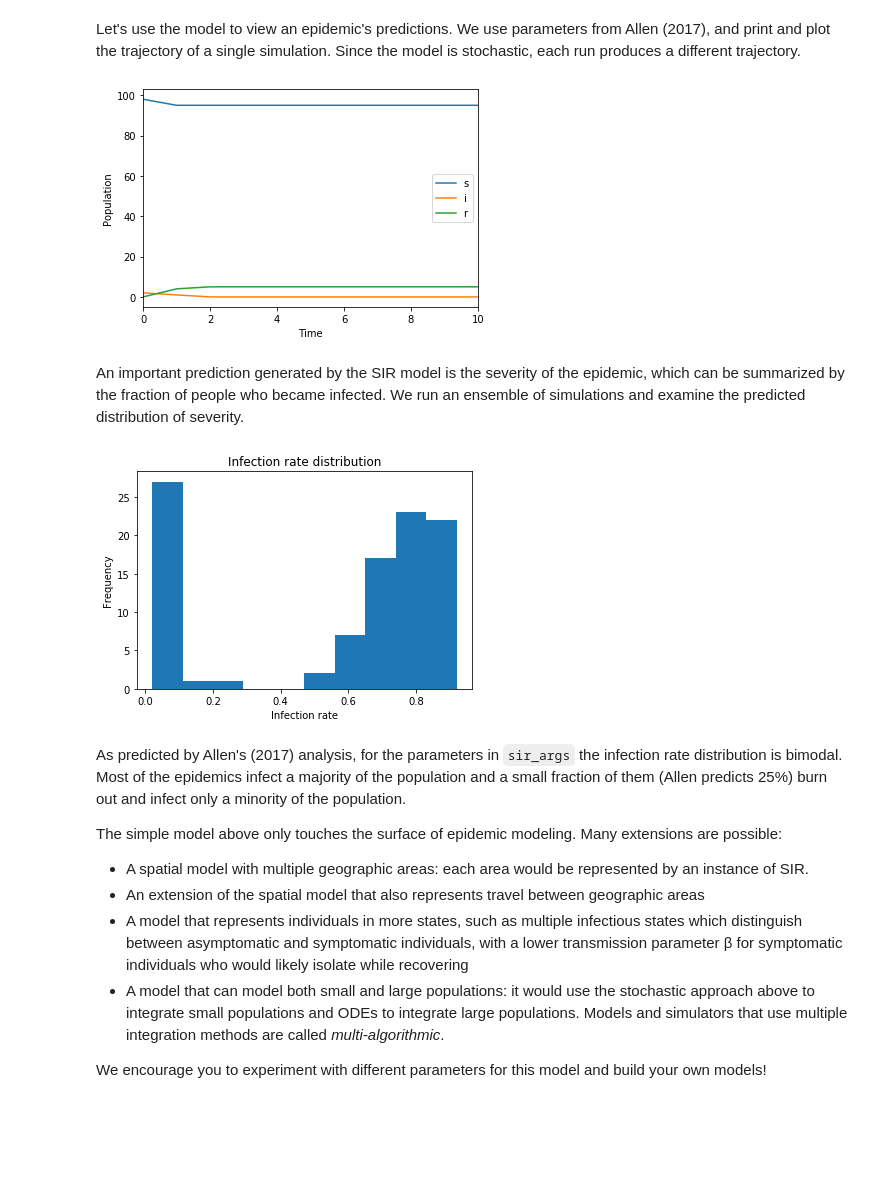
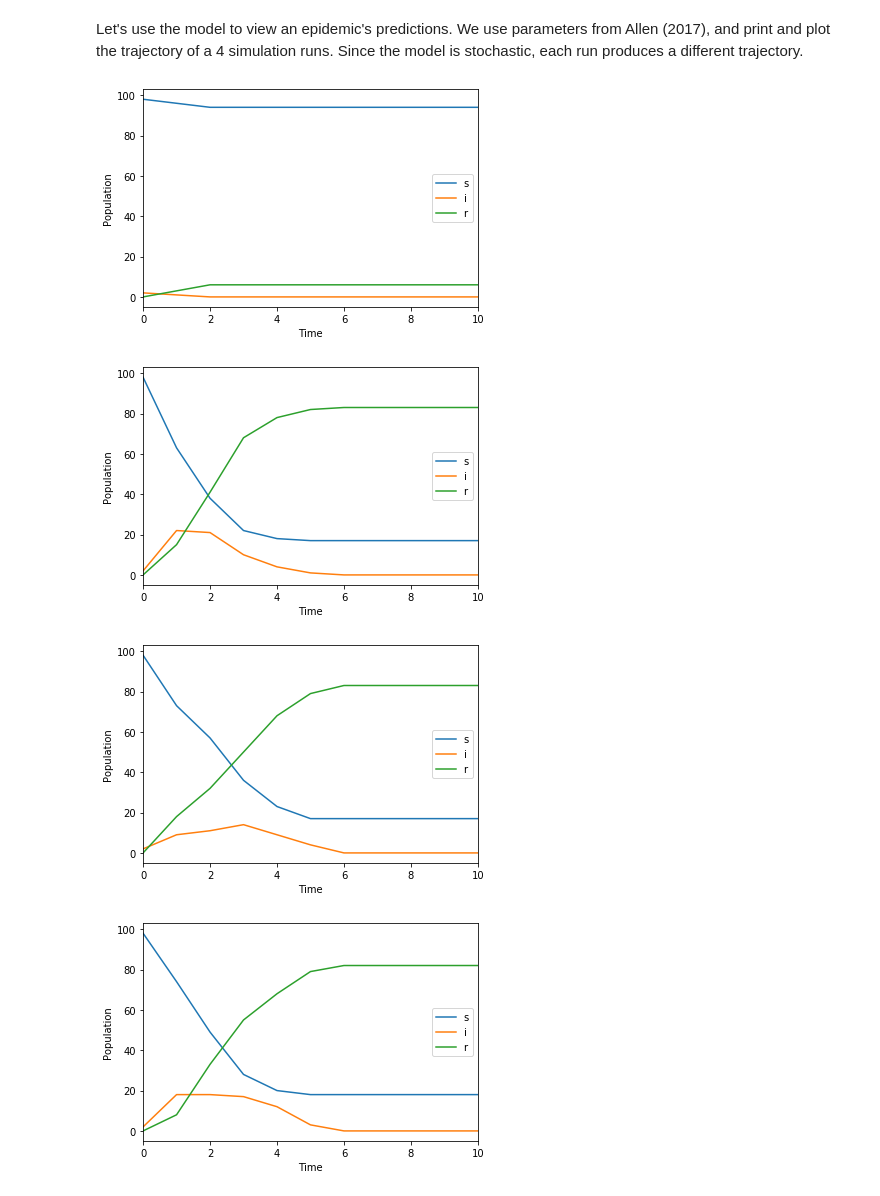
Before and after one commit to KarrLab/de_sim, a Jupyter notebook: de_sim/examples/jupyter_examples/2. An epidemic model using DE-Sim.ipynb, the cells around one changed output. Saved outputs shown, nothing was run; the diff lists cells and outputs as text; code cells hidden in the pictures; blank space fills up the shorter version.

```diff
--- a/de_sim/examples/jupyter_examples/2. An epidemic model using DE-Sim.ipynb
+++ b/de_sim/examples/jupyter_examples/2. An epidemic model using DE-Sim.ipynb
@@ -142,13 +213,12 @@ from de_sim.simulation_checkpoint_object import (AccessStateObjectInterface,
                                                  CheckpointSimulationObject)
 
 class AccessSIRObjectState(AccessStateObjectInterface):
-    """ Get the state of an SIR object
+    """ Get the state of a SIR object
 
     Attributes:
-        sir (`obj`): an SIR object
+        sir (`obj`): a SIR object
         random_state (`numpy.random.RandomState`): a random state
     """
-
     def __init__(self, sir):
         self.sir = sir
         self.random_state = sir.random_state
@@ -179,22 +251,22 @@ class RunSIR(object):
         self.checkpoint_dir = checkpoint_dir
 
     def simulate(self, recording_period, max_time, **sir_args):
-        """ Create and run an SIR simulation
+        """ Create and run a SIR simulation
 
         Args:
             recording_period (`float`): interval between state checkpoints
             max_time (`float`): simulation end time
-            sir_args (`dict`): arguments for an SIR object
+            sir_args (`dict`): arguments for a SIR object
         """
         # create a simulator
         simulator = de_sim.Simulator()
 
-        # create an SIR instance
-        self.sir = sir = SIR(**sir_args)
-        simulator.add_object(sir)
+        # create a SIRSimulator instance
+        self.sir_simulator = SIRSimulator(**sir_args)
+        simulator.add_object(self.sir_simulator)
 
         # create a checkpoint simulation object
-        access_state_object = AccessSIRObjectState(sir)
+        access_state_object = AccessSIRObjectState(self.sir_simulator.sir)
         checkpointing_obj = CheckpointSimulationObject('checkpointing_obj',
                                                        recording_period,
                                                        self.checkpoint_dir,
@@ -229,71 +301,36 @@ class RunSIR(object):
         access_checkpoints = AccessCheckpoints(self.checkpoint_dir)
         for checkpoint_time in access_checkpoints.list_checkpoints():
             state = access_checkpoints.get_checkpoint(time=checkpoint_time).state
-            state_as_list = [state['s'], state['i'], self.sir.N - state['s'] - state['i']]
+            state_as_list = [state['s'], state['i'],
+                             self.sir_simulator.sir.N - state['s'] - state['i']]
             hist.append(dict(zip(fields, state_as_list)))
             index.append(checkpoint_time)
         return pandas.DataFrame(hist)
 # %% [markdown]
 Let's use the model to view an epidemic's predictions.
-We use parameters from Allen (2017), and print and plot the trajectory of a single simulation.
+We use parameters from Allen (2017), and print and plot the trajectory of a 4 simulation runs.
 Since the model is stochastic, each run produces a different trajectory.
 # %%
 import tempfile
 
 sir_args = dict(name='sir',
                 s=98,
                 i=2,
                 N=100,
                 beta=0.3,
                 gamma=0.15)
 with tempfile.TemporaryDirectory() as tmpdirname:
-    run_sir = RunSIR(tmpdirname)
-    run_sir.simulate(10, 100, **sir_args)
+    for _ in range(4):
+        run_sir = RunSIR(tmpdirname)
+        run_sir.simulate(10, 100, **sir_args)
 
-    # print and plot an epidemic's predicted trajectory
-    sir_data_frame = run_sir.history_to_dataframe()
-    axes = sir_data_frame.plot()
-    axes.set_xlabel("Time")
-    rv = axes.set_ylabel("Population")
+        # print and plot an epidemic's predicted trajectory
+        sir_data_frame = run_sir.history_to_dataframe()
+        axes = sir_data_frame.plot()
+        axes.set_xlabel("Time")
+        rv = axes.set_ylabel("Population")
 # %% [output]
 [figure]
+[figure, added]
+[figure, added]
+[figure, added]
-# %% [markdown]
-An important prediction generated by the SIR model is the severity of the epidemic, which can be summarized by the fraction of people who became infected.
-We run an ensemble of simulations and examine the predicted distribution of severity.
-# %%
-import math
-
-num_sims = 100
-infection_rates= []
-
-for _ in range(num_sims):
-    with tempfile.TemporaryDirectory() as tmpdirname:
-        run_sirs = RunSIR(tmpdirname)
-        run_sirs.simulate(recording_period=10, max_time=60, **sir_args)
-        # infection rate = infectious + recovered
-        # N = s + i + r => i + r = N - s
-        final_state = run_sirs.last_checkpoint().state
-        N = sir_args['N']
-        infection_rate = (N - final_state['s'])/N
-        infection_rates.append(infection_rate)
-
-import matplotlib.pyplot as plt
-fig = plt.figure()
-ax = fig.add_subplot(111)
-rv = plt.hist(infection_rates)
-ax.set_title('Infection rate distribution')
-ax.set_xlabel('Infection rate')
-rv = ax.set_ylabel('Frequency')
-# %% [output]
-[figure, removed]
-# %% [markdown]
-As predicted by Allen's (2017) analysis, for the parameters in `sir_args` the infection rate distribution is bimodal. Most of the epidemics infect a majority of the population and a small fraction of them (Allen predicts 25%) burn out and infect only a minority of the population.
-
-The simple model above only touches the surface of epidemic modeling. Many extensions are possible:
-
-* A spatial model with multiple geographic areas: each area would be represented by an instance of SIR.
-* An extension of the spatial model that also represents travel between geographic areas
-* A model that represents individuals in more states, such as multiple infectious states which distinguish between asymptomatic and symptomatic individuals, with a lower transmission parameter &beta; for symptomatic individuals who would likely isolate while recovering
-* A model that can model both small and large populations: it would use the stochastic approach above to integrate small populations and ODEs to integrate large populations. Models and simulators that use multiple integration methods are called *multi-algorithmic*.
-
-We encourage you to experiment with different parameters for this model and build your own models!
```
Also changed, not shown: parts of 19 cells of this notebook, 1 other file.
